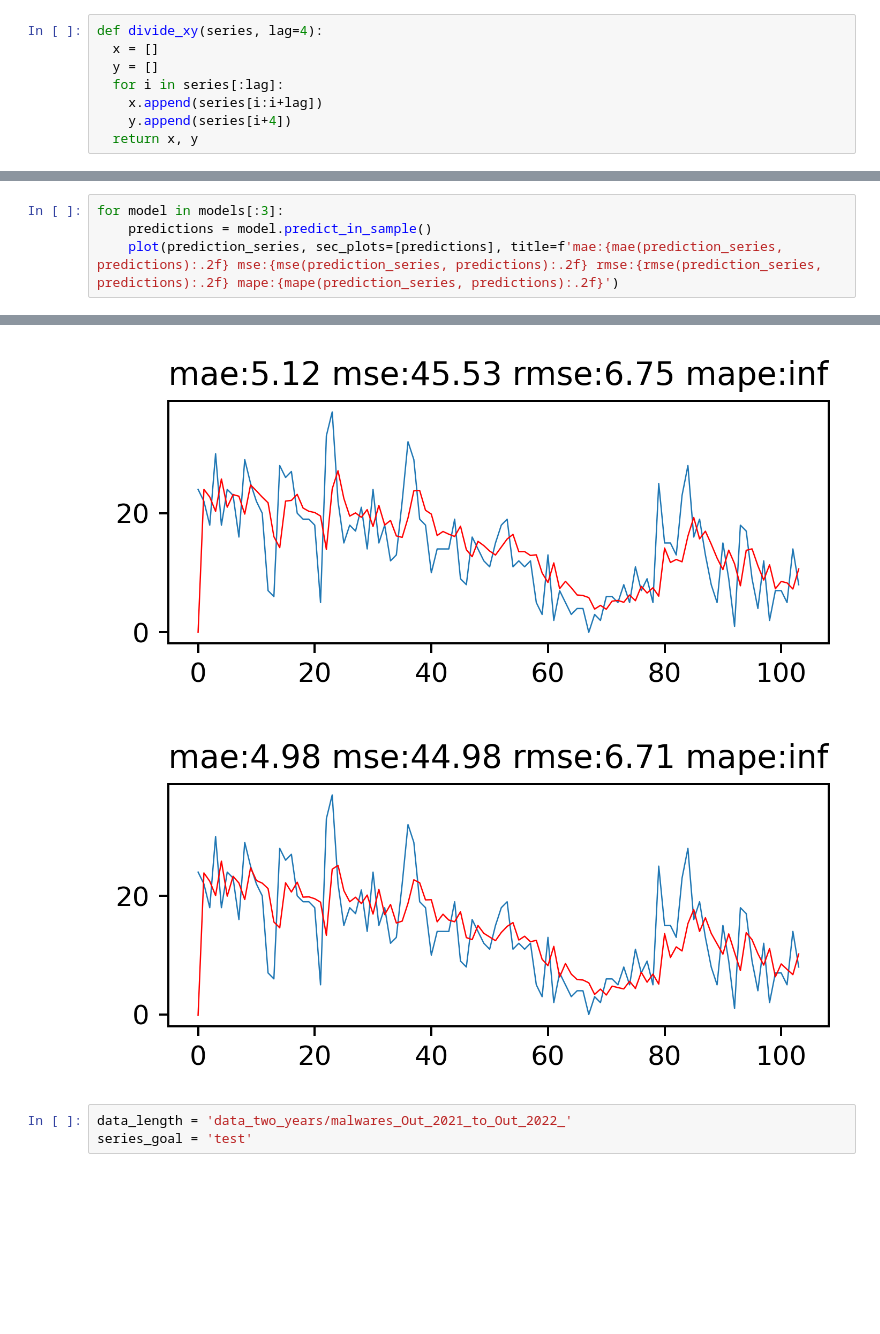
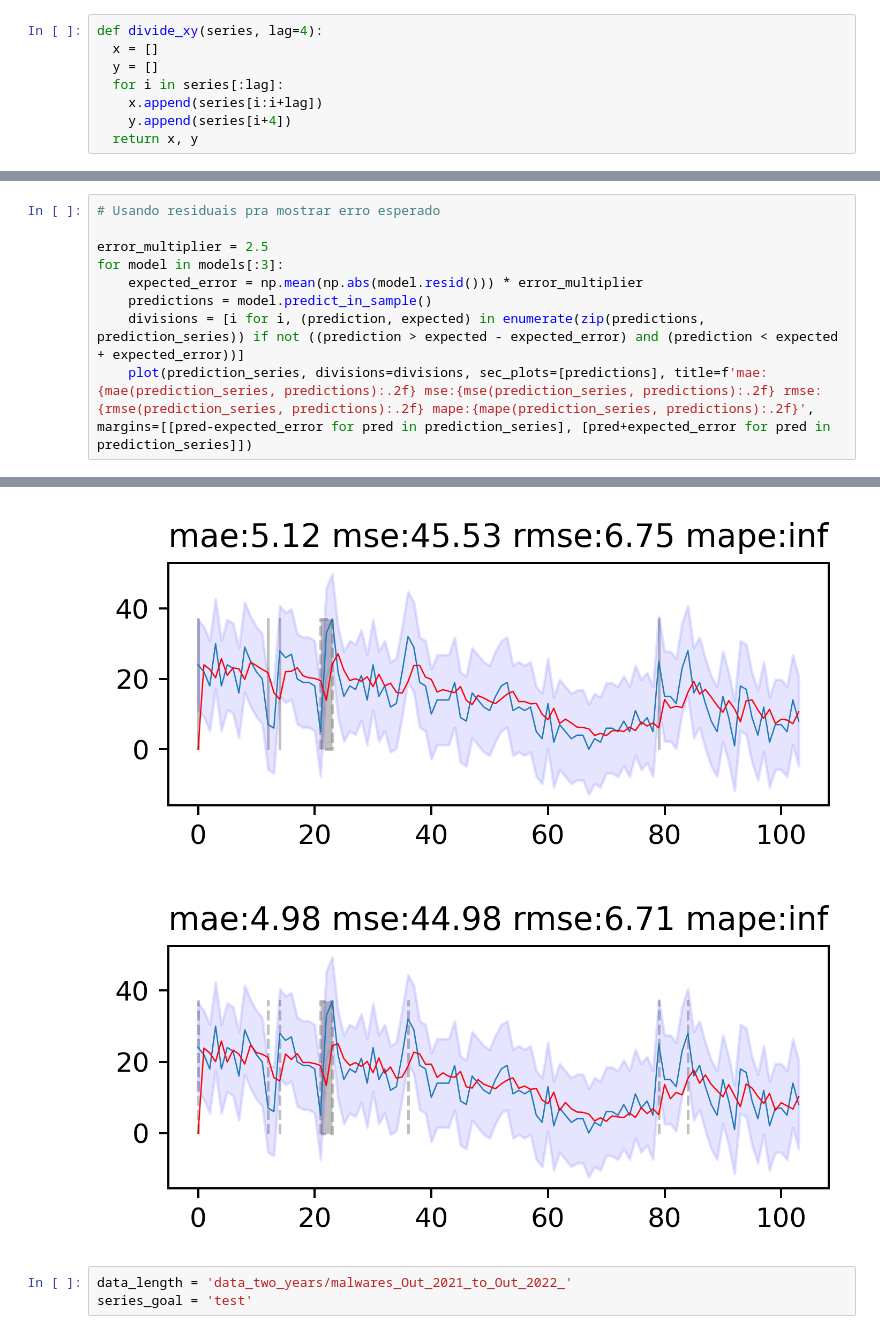
Before and after one commit to BobVitorBob/TOPS_Arima, a Jupyter notebook: visualize.ipynb, the cells around one changed output, grey strips where cells are left out. Cells and saved outputs as stored; diff of their text form; blank space fills up the shorter version.

Commit message:
Adicionando trecho pra usar residuais pra mostrar erro esperado

```diff
--- a/visualize.ipynb
+++ b/visualize.ipynb
@@ -73,7 +73,12 @@ models
        with_intercept=False),
  ARIMA(order=(0, 1, 0), scoring_args={}, suppress_warnings=True))
 # %%
+# Usando residuais pra mostrar erro esperado
+
+error_multiplier = 2.5
 for model in models[:3]:
+	expected_error = np.mean(np.abs(model.resid())) * error_multiplier
 	predictions = model.predict_in_sample()
-	plot(prediction_series, sec_plots=[predictions], title=f'mae:{mae(prediction_series, predictions):.2f} mse:{mse(prediction_series, predictions):.2f} rmse:{rmse(prediction_series, predictions):.2f} mape:{mape(prediction_series, predictions):.2f}')
+	divisions = [i for i, (prediction, expected) in enumerate(zip(predictions, prediction_series)) if not ((prediction > expected - expected_error) and (prediction < expected + expected_error))]
+	plot(prediction_series, divisions=divisions, sec_plots=[predictions], title=f'mae:{mae(prediction_series, predictions):.2f} mse:{mse(prediction_series, predictions):.2f} rmse:{rmse(prediction_series, predictions):.2f} mape:{mape(prediction_series, predictions):.2f}', margins=[[pred-expected_error for pred in prediction_series], [pred+expected_error for pred in prediction_series]])
 # %% [output]
@@ -81,5 +86,5 @@ for model in models[:3]:
-[figure, old version]
+[figure, new version]
-[figure, old version]
+[figure, new version]
 # %%
 data_length = 'data_two_years/malwares_Out_2021_to_Out_2022_'
 series_goal = 'test'
```
Also changed, not shown: parts of 1 cell of this notebook, 1 other file.
